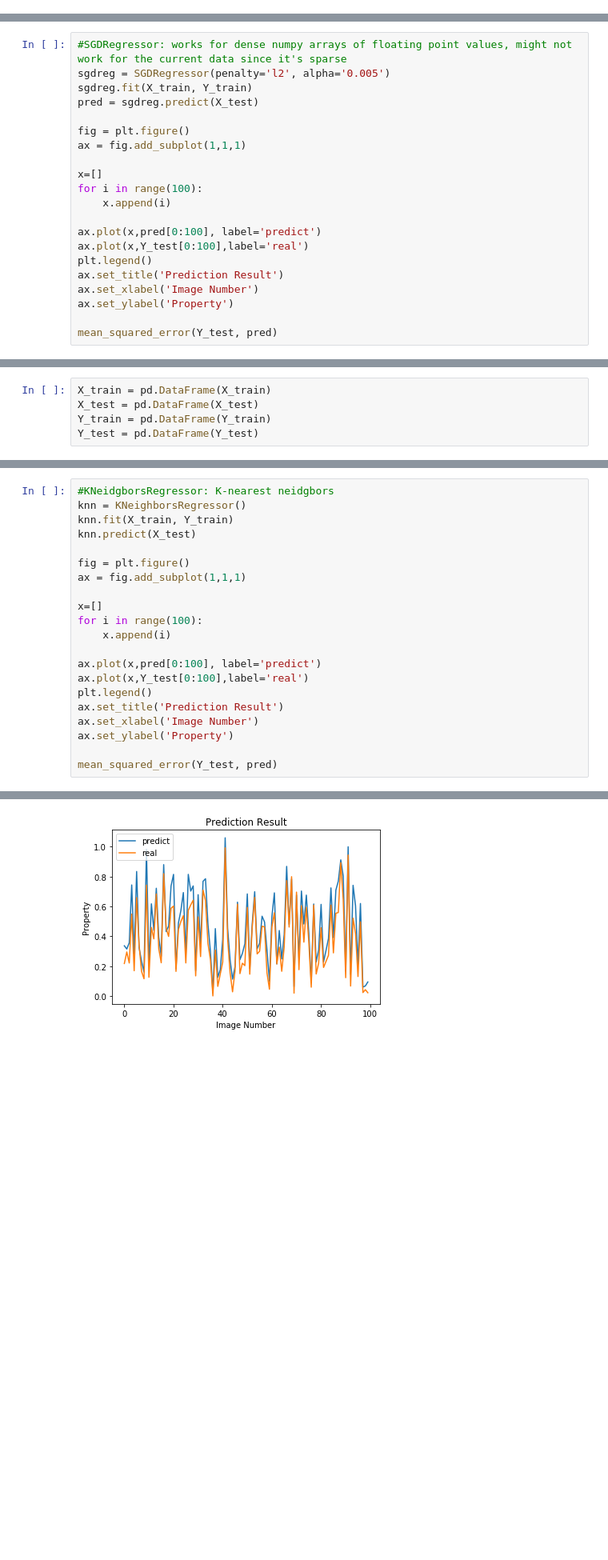
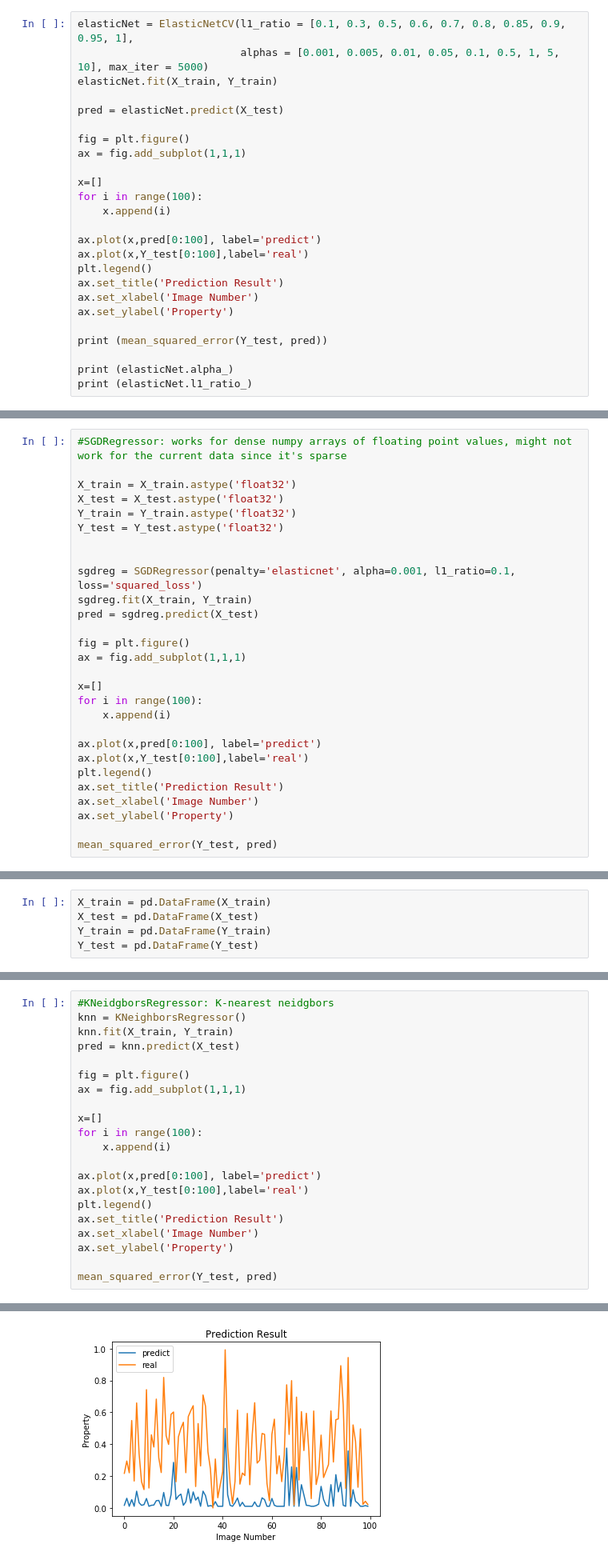
Before and after one commit to aurorlhc/property_test, a Jupyter notebook: regression_test.ipynb, the cells around one changed output, grey strips where cells are left out. Shown: that part at 80% size. Cells and saved outputs as stored; diff of their text form; blank space fills up the shorter version.

Commit message:
run more tests

```diff
--- a/regression_test.ipynb
+++ b/regression_test.ipynb
@@ -139 +139,26 @@ mean_squared_error(Y_test, pred)
 [figure]
+# %%
+elasticNet = ElasticNetCV(l1_ratio = [0.1, 0.3, 0.5, 0.6, 0.7, 0.8, 0.85, 0.9, 0.95, 1],
+                          alphas = [0.001, 0.005, 0.01, 0.05, 0.1, 0.5, 1, 5, 10], max_iter = 5000)
+elasticNet.fit(X_train, Y_train)
+
+pred = elasticNet.predict(X_test)
+
+fig = plt.figure()
+ax = fig.add_subplot(1,1,1)
+
+x=[]
+for i in range(100):
+    x.append(i)
+
+ax.plot(x,pred[0:100], label='predict')
+ax.plot(x,Y_test[0:100],label='real')
+plt.legend()
+ax.set_title('Prediction Result')
+ax.set_xlabel('Image Number')
+ax.set_ylabel('Property')
+
+print (mean_squared_error(Y_test, pred))
+
+print (elasticNet.alpha_)
+print (elasticNet.l1_ratio_)
@@ -140,6 +170,13 @@ mean_squared_error(Y_test, pred)
 # %%
 #SGDRegressor: works for dense numpy arrays of floating point values, might not work for the current data since it's sparse
-sgdreg = SGDRegressor(penalty='l2', alpha='0.005')
+
+X_train = X_train.astype('float32')
+X_test = X_test.astype('float32')
+Y_train = Y_train.astype('float32')
+Y_test = Y_test.astype('float32')
+
+
+sgdreg = SGDRegressor(penalty='elasticnet', alpha=0.001, l1_ratio=0.1, loss='squared_loss')
 sgdreg.fit(X_train, Y_train)
 pred = sgdreg.predict(X_test)
 
@@ -243,7 +281,7 @@ mean_squared_error(Y_test, pred)
 #KNeidgborsRegressor: K-nearest neidgbors
 knn = KNeighborsRegressor()
 knn.fit(X_train, Y_train)
-knn.predict(X_test)
+pred = knn.predict(X_test)
 
 fig = plt.figure()
 ax = fig.add_subplot(1,1,1)
@@ -265 +303 @@ mean_squared_error(Y_test, pred)
-[figure, old version]
+[figure, new version]
```
Also changed, not shown: parts of 13 cells of this notebook.
